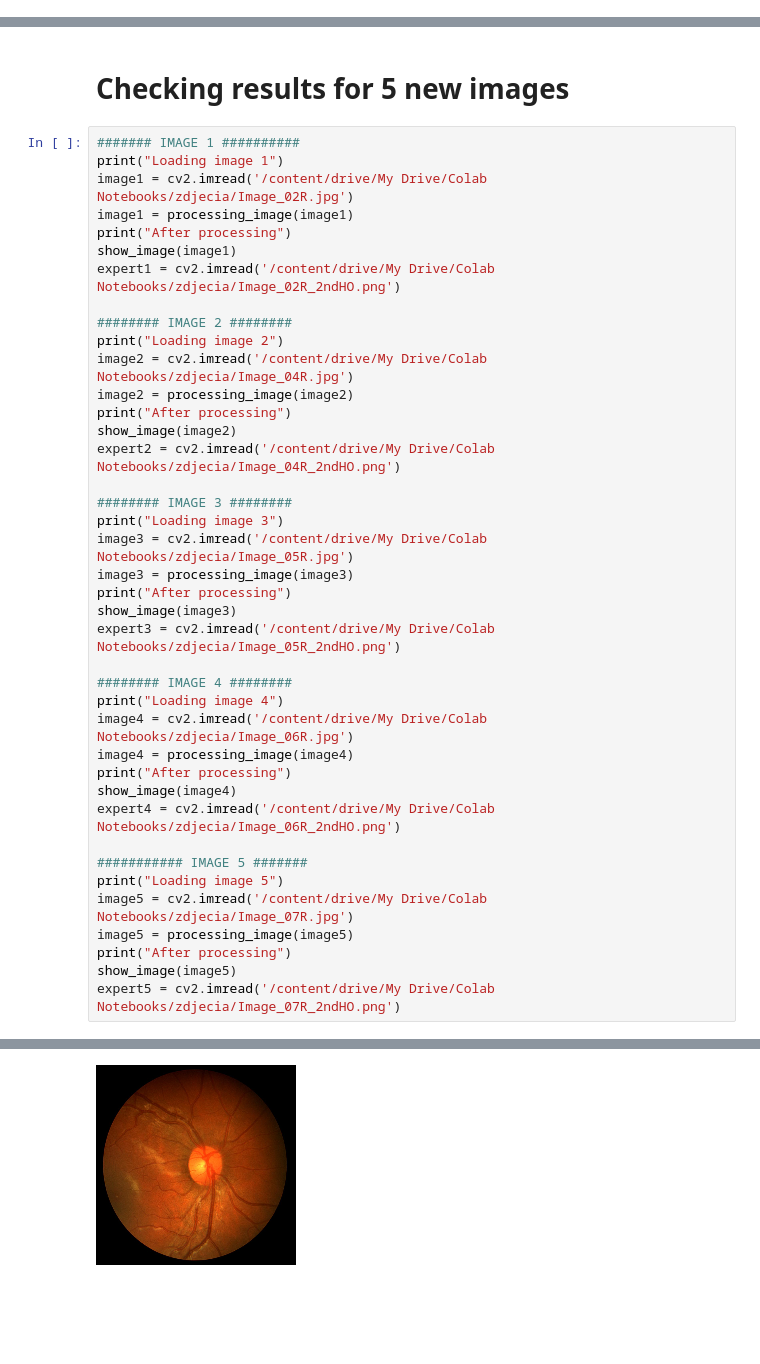
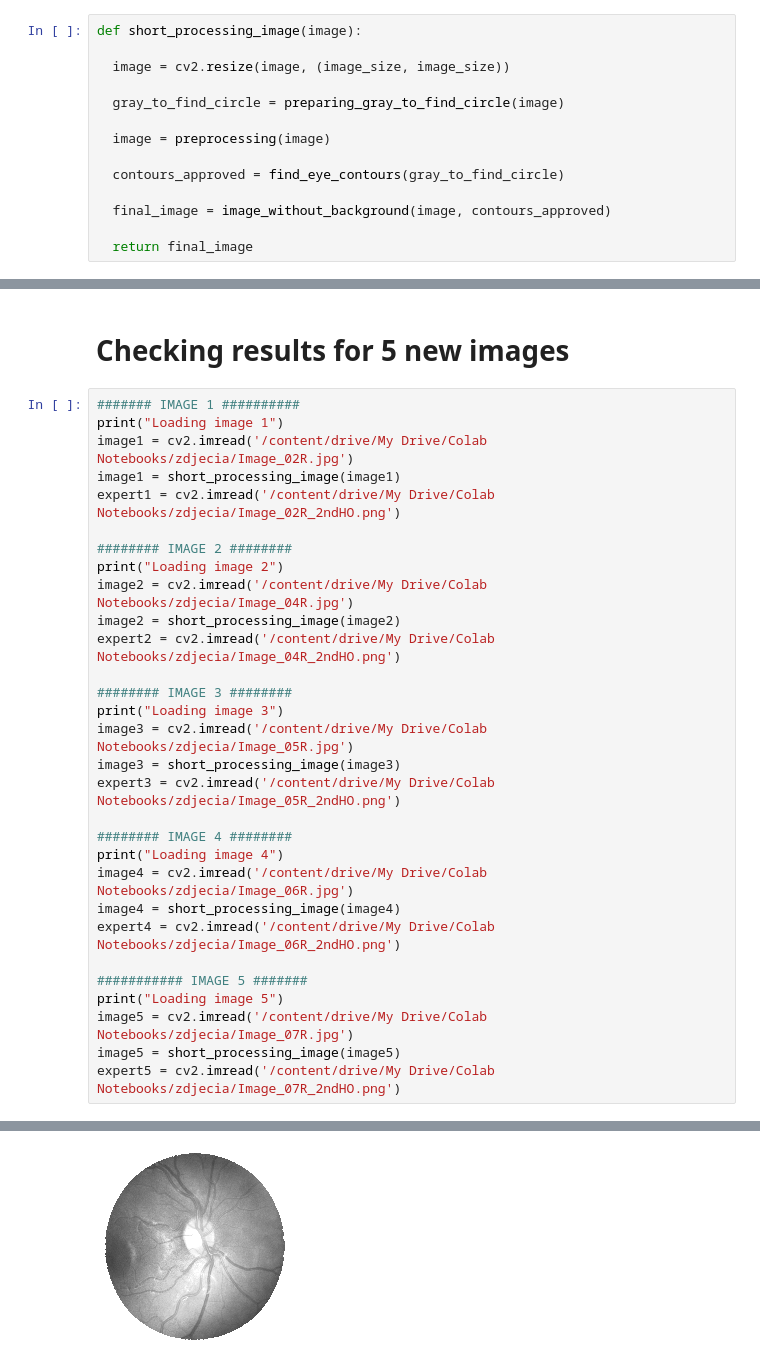
Before and after one commit to EwaKomkowska/Informatyka_w_medycynie, a Jupyter notebook: SitkowkaOka/SiatkowkaOkaBeata.ipynb, the cells around one changed output, grey strips where cells are left out. Saved outputs shown, nothing was run; the diff lists cells and outputs as text; blank space fills up the shorter version.

```diff
--- a/SitkowkaOka/SiatkowkaOkaBeata.ipynb
+++ b/SitkowkaOka/SiatkowkaOkaBeata.ipynb
@@ -210,2 +166,16 @@ def checkTestImage(image):
+# %%
+def short_processing_image(image):
+
+  image = cv2.resize(image, (image_size, image_size))
+
+  gray_to_find_circle = preparing_gray_to_find_circle(image)
+
+  image = preprocessing(image)
+
+  contours_approved = find_eye_contours(gray_to_find_circle)
+
+  final_image = image_without_background(image, contours_approved)
+
+  return final_image
 # %% [markdown]
 Wczytanie i przetworzenie obrazu za pomocą funkcji
@@ -505,41 +626,31 @@ model.summary()
 ####### IMAGE 1 ##########
 print("Loading image 1")
 image1 = cv2.imread('/content/drive/My Drive/Colab Notebooks/zdjecia/Image_02R.jpg')
-image1 = processing_image(image1)
-print("After processing")
-show_image(image1)
+image1 = short_processing_image(image1)
 expert1 = cv2.imread('/content/drive/My Drive/Colab Notebooks/zdjecia/Image_02R_2ndHO.png')
 
 ######## IMAGE 2 ########
 print("Loading image 2")
 image2 = cv2.imread('/content/drive/My Drive/Colab Notebooks/zdjecia/Image_04R.jpg')
-image2 = processing_image(image2)
-print("After processing")
-show_image(image2)
+image2 = short_processing_image(image2)
 expert2 = cv2.imread('/content/drive/My Drive/Colab Notebooks/zdjecia/Image_04R_2ndHO.png')
 
 ######## IMAGE 3 ########
 print("Loading image 3")
 image3 = cv2.imread('/content/drive/My Drive/Colab Notebooks/zdjecia/Image_05R.jpg')
-image3 = processing_image(image3)
-print("After processing")
-show_image(image3)
+image3 = short_processing_image(image3)
 expert3 = cv2.imread('/content/drive/My Drive/Colab Notebooks/zdjecia/Image_05R_2ndHO.png')
 
 ######## IMAGE 4 ########
 print("Loading image 4")
 image4 = cv2.imread('/content/drive/My Drive/Colab Notebooks/zdjecia/Image_06R.jpg')
-image4 = processing_image(image4)
-print("After processing")
-show_image(image4)
+image4 = short_processing_image(image4)
 expert4 = cv2.imread('/content/drive/My Drive/Colab Notebooks/zdjecia/Image_06R_2ndHO.png')
 
 ########### IMAGE 5 #######
 print("Loading image 5")
 image5 = cv2.imread('/content/drive/My Drive/Colab Notebooks/zdjecia/Image_07R.jpg')
-image5 = processing_image(image5)
-print("After processing")
-show_image(image5)
+image5 = short_processing_image(image5)
 expert5 = cv2.imread('/content/drive/My Drive/Colab Notebooks/zdjecia/Image_07R_2ndHO.png')
 # %% [output]
 Loading image 1
@@ -547 +659 @@ Loading image 1
-[figure, old version]
+[figure, new version]
```
Also changed, not shown: parts of 37 cells of this notebook.
